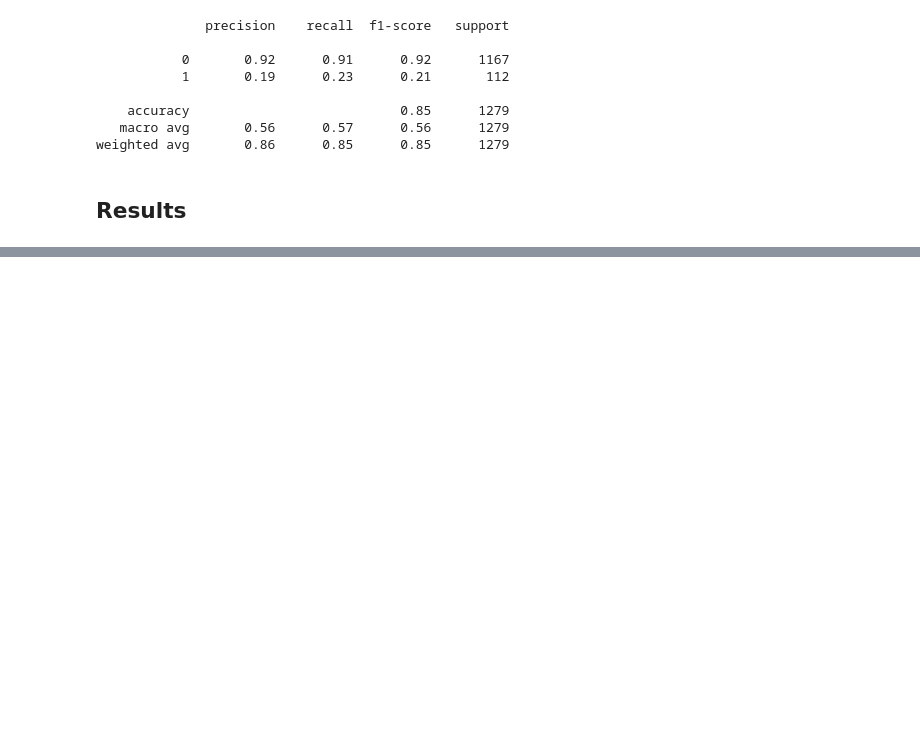
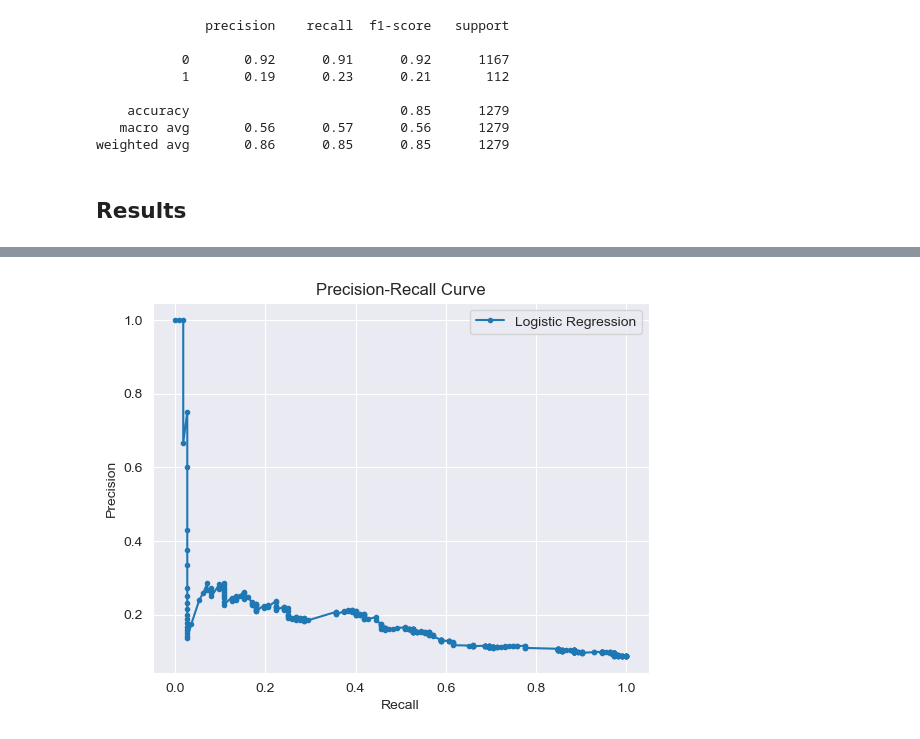
Before and after one commit to itsGarrin/prepaid-card-marketing, a Jupyter notebook: notebook/prepaid-card-marketing.ipynb, the cells around one changed output, grey strips where cells are left out. Saved outputs shown, nothing was run; the diff lists cells and outputs as text; code cells hidden in the pictures; blank space fills up the shorter version.

```diff
--- a/notebook/prepaid-card-marketing.ipynb
+++ b/notebook/prepaid-card-marketing.ipynb
@@ -658,0 +690,11 @@ weighted avg       0.86      0.85      0.85      1279
+# %%
+# plot precision-recall curve for logistic regression
+precision, recall, thresholds = precision_recall_curve(y_test, y_prob)
+plt.plot(recall, precision, marker='.', label='Logistic Regression')
+plt.xlabel('Recall')
+plt.ylabel('Precision')
+plt.title('Precision-Recall Curve')
+plt.legend()
+plt.show()
+# %% [output]
+[figure, added]
```
Also changed, not shown: parts of 17 cells of this notebook, 1 other file.
